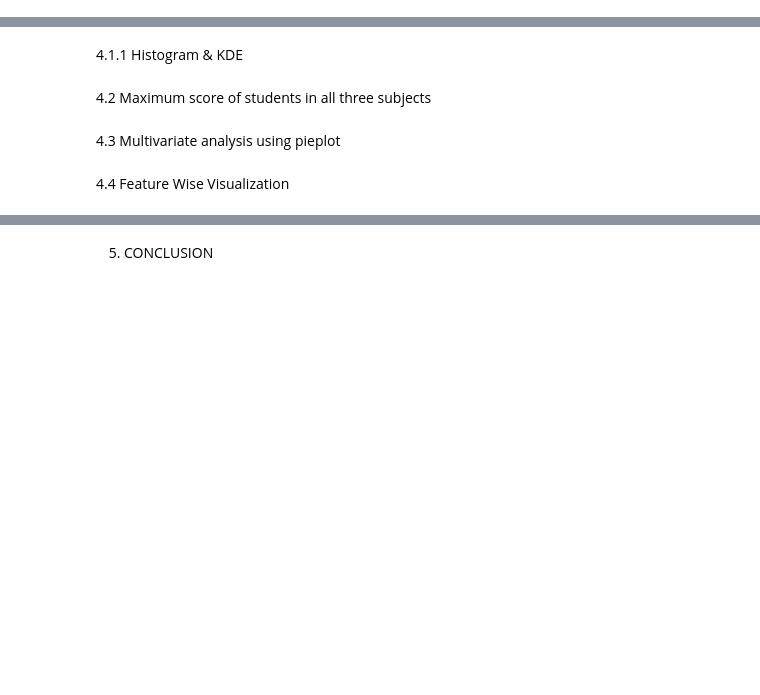
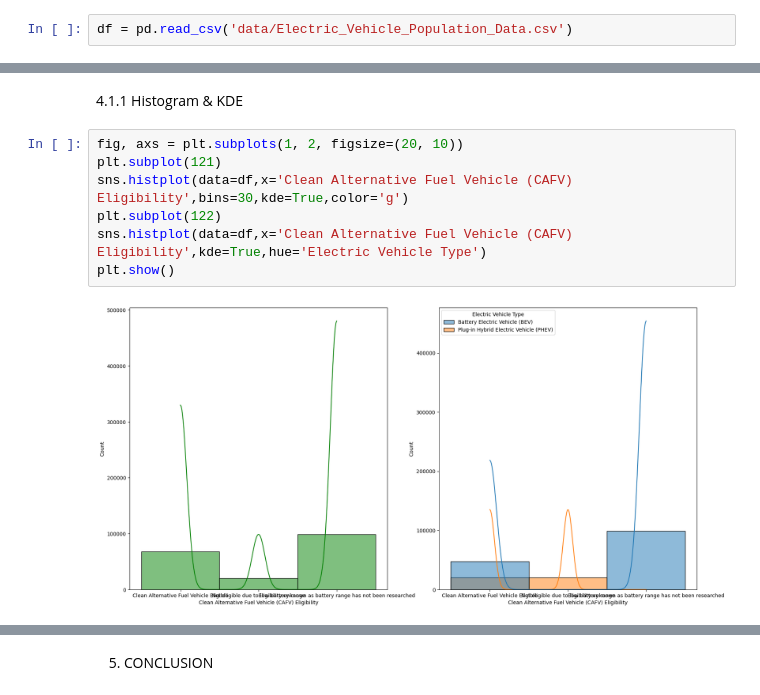
Before and after one commit to Sheetaljain10/EV_classifier, a Jupyter notebook: notebook/EDA_EV_DATA.ipynb, the cells around one changed output, grey strips where cells are left out. Saved outputs shown, nothing was run; the diff lists cells and outputs as text; blank space fills up the shorter version.

```diff
--- a/notebook/EDA_EV_DATA.ipynb
+++ b/notebook/EDA_EV_DATA.ipynb
@@ -15,4 +24,6 @@ Importing Pandas, Numpy , Matplotlib,seaborn and Warnings Library
 # %% [markdown]
 Import CSV Data as as pandas Dataframae
+# %%
+df = pd.read_csv('data/Electric_Vehicle_Population_Data.csv')
 # %% [markdown]
 View the records
@@ -91,9 +242,12 @@ Insights:
 * Kernel Distribution Function (KDE)
 # %% [markdown]
 4.1.1 Histogram & KDE
-# %% [markdown]
-4.2 Maximum score of students in all three subjects
-# %% [markdown]
-4.3 Multivariate analysis using pieplot
-# %% [markdown]
-4.4 Feature Wise Visualization
+# %%
+fig, axs = plt.subplots(1, 2, figsize=(20, 10))
+plt.subplot(121)
+sns.histplot(data=df,x='Clean Alternative Fuel Vehicle (CAFV) Eligibility',bins=30,kde=True,color='g')
+plt.subplot(122)
+sns.histplot(data=df,x='Clean Alternative Fuel Vehicle (CAFV) Eligibility',kde=True,hue='Electric Vehicle Type')
+plt.show()
+# %% [output]
+[figure, added]
```
Also changed, not shown: parts of 22 cells of this notebook.
